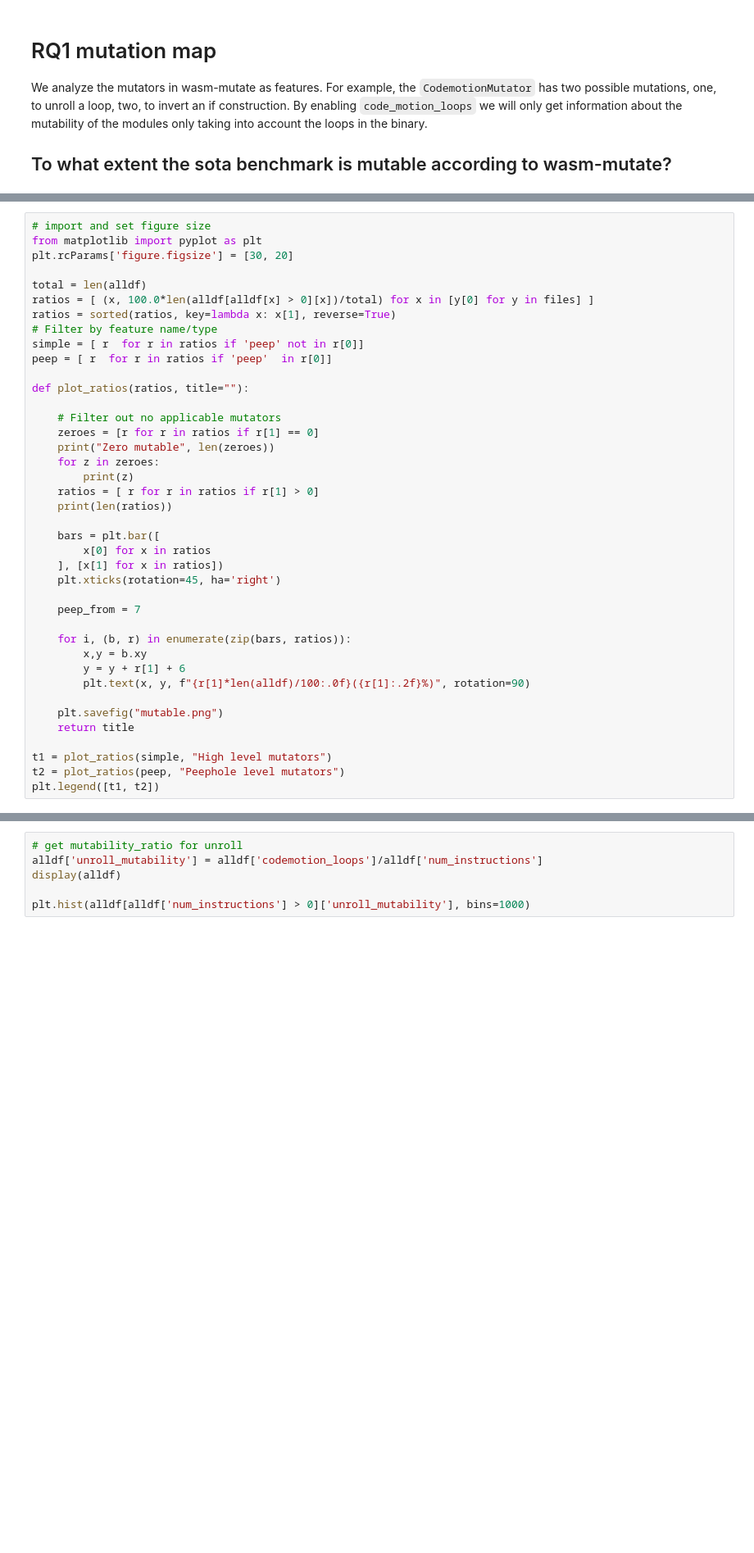
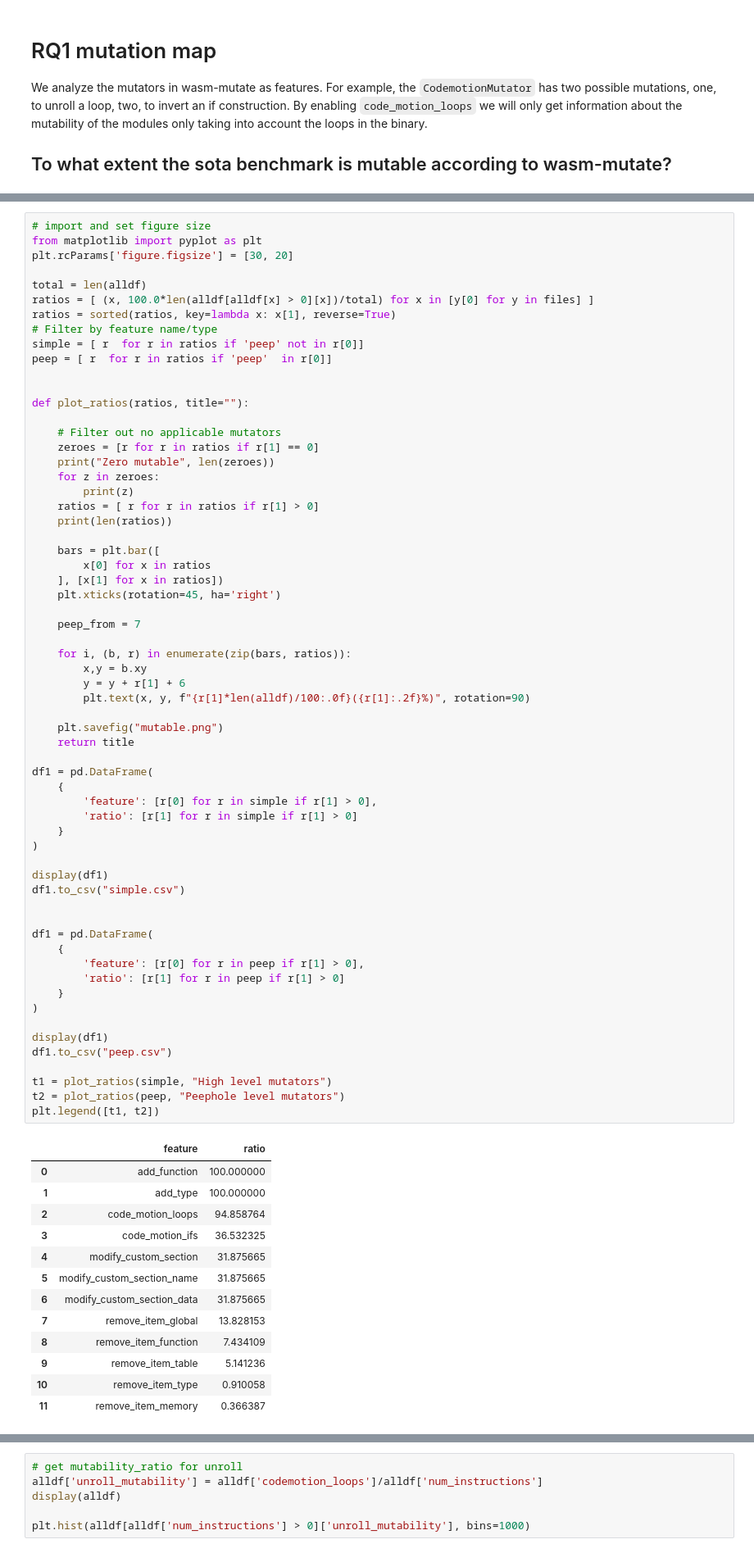
Before and after one commit to ASSERT-KTH/wasm_evasion, a Jupyter notebook: notebooks/RQ1.ipynb, the cells around one changed output, grey strips where cells are left out. Shown at 82% size. Cells and saved outputs as stored; diff of their text form; blank space fills up the shorter version.

```diff
--- a/notebooks/RQ1.ipynb
+++ b/notebooks/RQ1.ipynb
@@ -270,33 +295,68 @@ ratios = sorted(ratios, key=lambda x: x[1], reverse=True)
 # Filter by feature name/type
 simple = [ r  for r in ratios if 'peep' not in r[0]]
 peep = [ r  for r in ratios if 'peep'  in r[0]]
+
 
 def plot_ratios(ratios, title=""):
 
     # Filter out no applicable mutators
     zeroes = [r for r in ratios if r[1] == 0]
     print("Zero mutable", len(zeroes))
     for z in zeroes:
         print(z)
     ratios = [ r for r in ratios if r[1] > 0]
     print(len(ratios))
 
     bars = plt.bar([
         x[0] for x in ratios
     ], [x[1] for x in ratios])
     plt.xticks(rotation=45, ha='right')
 
     peep_from = 7
 
     for i, (b, r) in enumerate(zip(bars, ratios)):
         x,y = b.xy
         y = y + r[1] + 6
         plt.text(x, y, f"{r[1]*len(alldf)/100:.0f}({r[1]:.2f}%)", rotation=90)
 
     plt.savefig("mutable.png")
     return title
 
+df1 = pd.DataFrame(
+    {
+        'feature': [r[0] for r in simple if r[1] > 0],
+        'ratio': [r[1] for r in simple if r[1] > 0]
+    }
+)
+
+display(df1)
+df1.to_csv("simple.csv")
+
+
+df1 = pd.DataFrame(
+    {
+        'feature': [r[0] for r in peep if r[1] > 0],
+        'ratio': [r[1] for r in peep if r[1] > 0]
+    }
+)
+
+display(df1)
+df1.to_csv("peep.csv")
+
 t1 = plot_ratios(simple, "High level mutators")
 t2 = plot_ratios(peep, "Peephole level mutators")
 plt.legend([t1, t2])
 # %% [output]
+|  | feature | ratio |
+| 0 | add_function | 100.000000 |
+| 1 | add_type | 100.000000 |
+| 2 | code_motion_loops | 94.858764 |
+| 3 | code_motion_ifs | 36.532325 |
+| 4 | modify_custom_section | 31.875665 |
+| 5 | modify_custom_section_name | 31.875665 |
+| 6 | modify_custom_section_data | 31.875665 |
+| 7 | remove_item_global | 13.828153 |
+| 8 | remove_item_function | 7.434109 |
+| 9 | remove_item_table | 5.141236 |
+| 10 | remove_item_type | 0.910058 |
+| 11 | remove_item_memory | 0.366387 |
```
Also changed, not shown: parts of 3 cells of this notebook, 36 other files.
